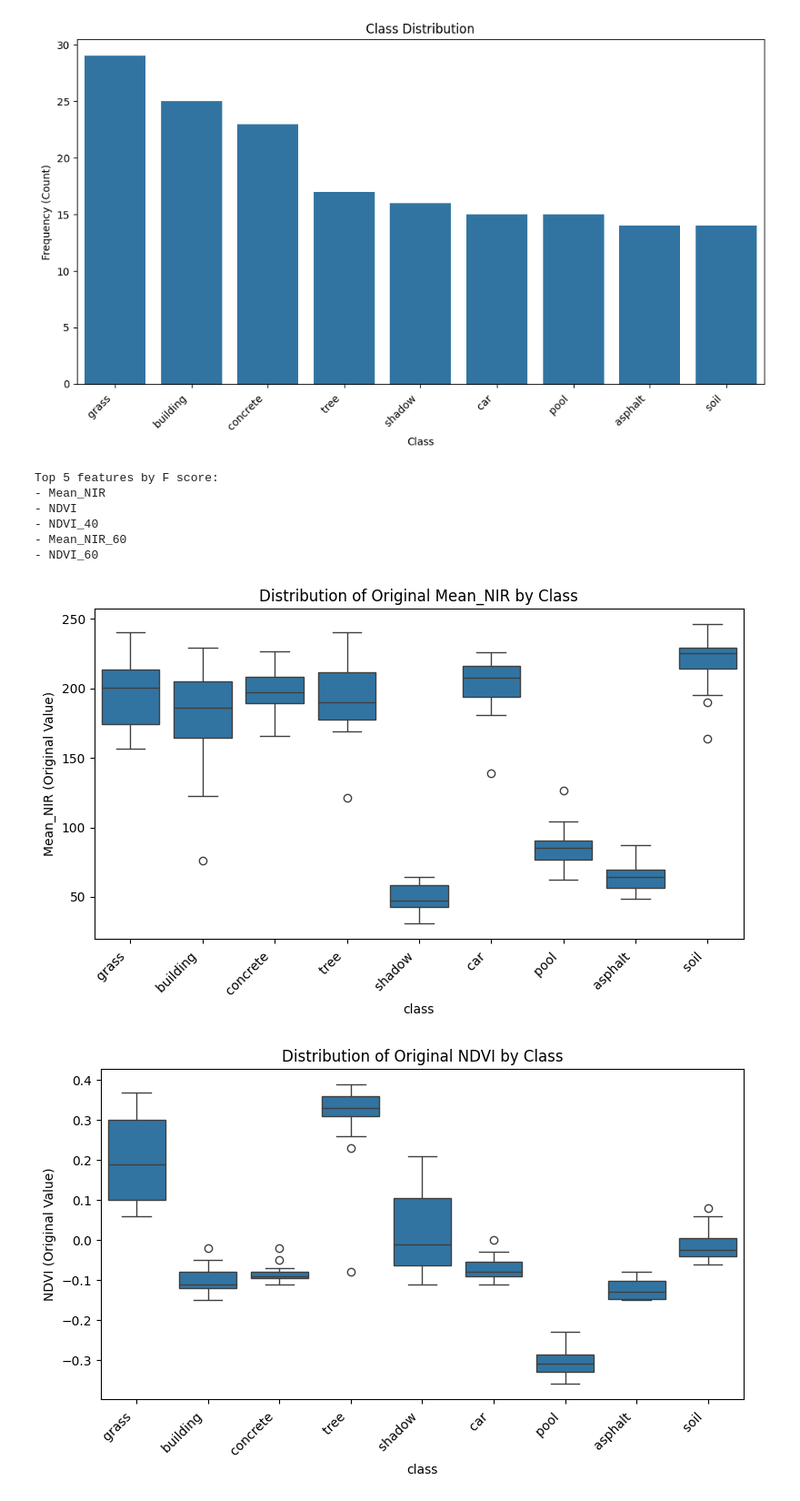
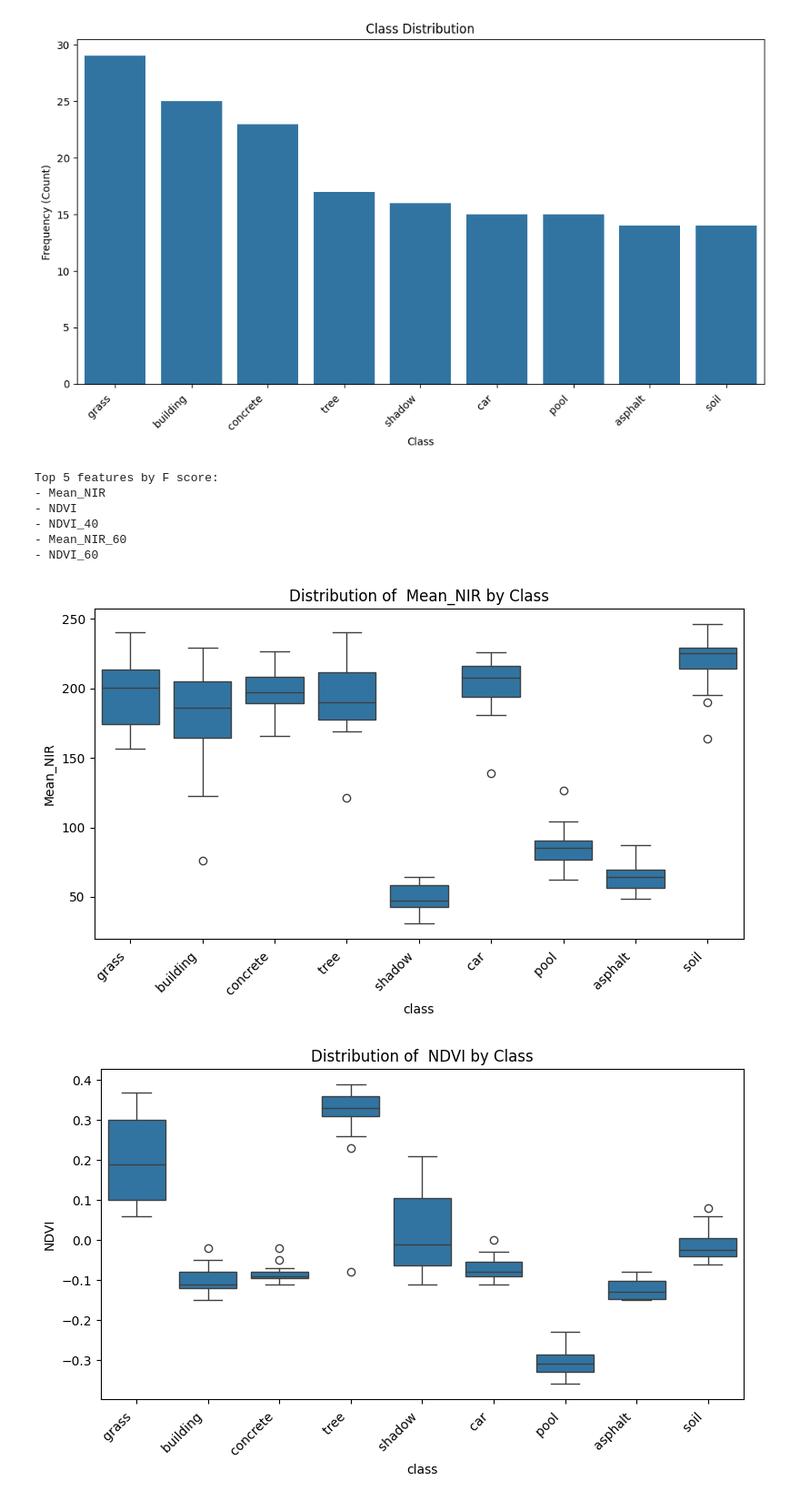
Before and after one commit to ethangreeney/FDSassignment2, a Jupyter notebook: LandUrbanCover.ipynb, the cells around one changed output. Shown at 91% size. Cells and saved outputs as stored; diff of their text form; code cells hidden in the pictures.

Commit message:
changed plot labels

```diff
--- a/LandUrbanCover.ipynb
+++ b/LandUrbanCover.ipynb
@@ -88,34 +88,34 @@ x = df.drop('class', axis=1)
 le = LabelEncoder()
 y_encoded = le.fit_transform(y)
 
 selector = SelectKBest(score_func=f_classif, k=min(5, x.shape[1]))
 selector.fit(x, y)
 
 selected_features_indices = selector.get_support(indices=True)
 top_features_names = x.columns[selected_features_indices].tolist()
 
 print("Top 5 features by F score:")
 for name in top_features_names:
     print(f"- {name}")
 
 df_plot_selected = x[top_features_names].copy()
 df_plot_selected['class'] = y.reset_index(drop=True)
 class_order_for_plot = df['class'].value_counts().index
 
 for feature_name in top_features_names:
     plt.figure(figsize=(8, 5))
     sns.boxplot(x='class', y=feature_name, data=df_plot_selected, order=class_order_for_plot)
-    plt.title(f'Distribution of Original {feature_name} by Class')
-    plt.ylabel(f'{feature_name} (Original Value)')
+    plt.title(f'Distribution of  {feature_name} by Class')
+    plt.ylabel(f'{feature_name}')
     plt.xticks(rotation=45, ha='right')
     plt.tight_layout()
     plt.show()
 # %% [output]
 Top 5 features by F score:
 - Mean_NIR
 - NDVI
 - NDVI_40
 - Mean_NIR_60
 - NDVI_60
-[figure, old version]
+[figure, new version]
-[figure, old version]
+[figure, new version]
```
Also changed, not shown: parts of 1 cell of this notebook.
